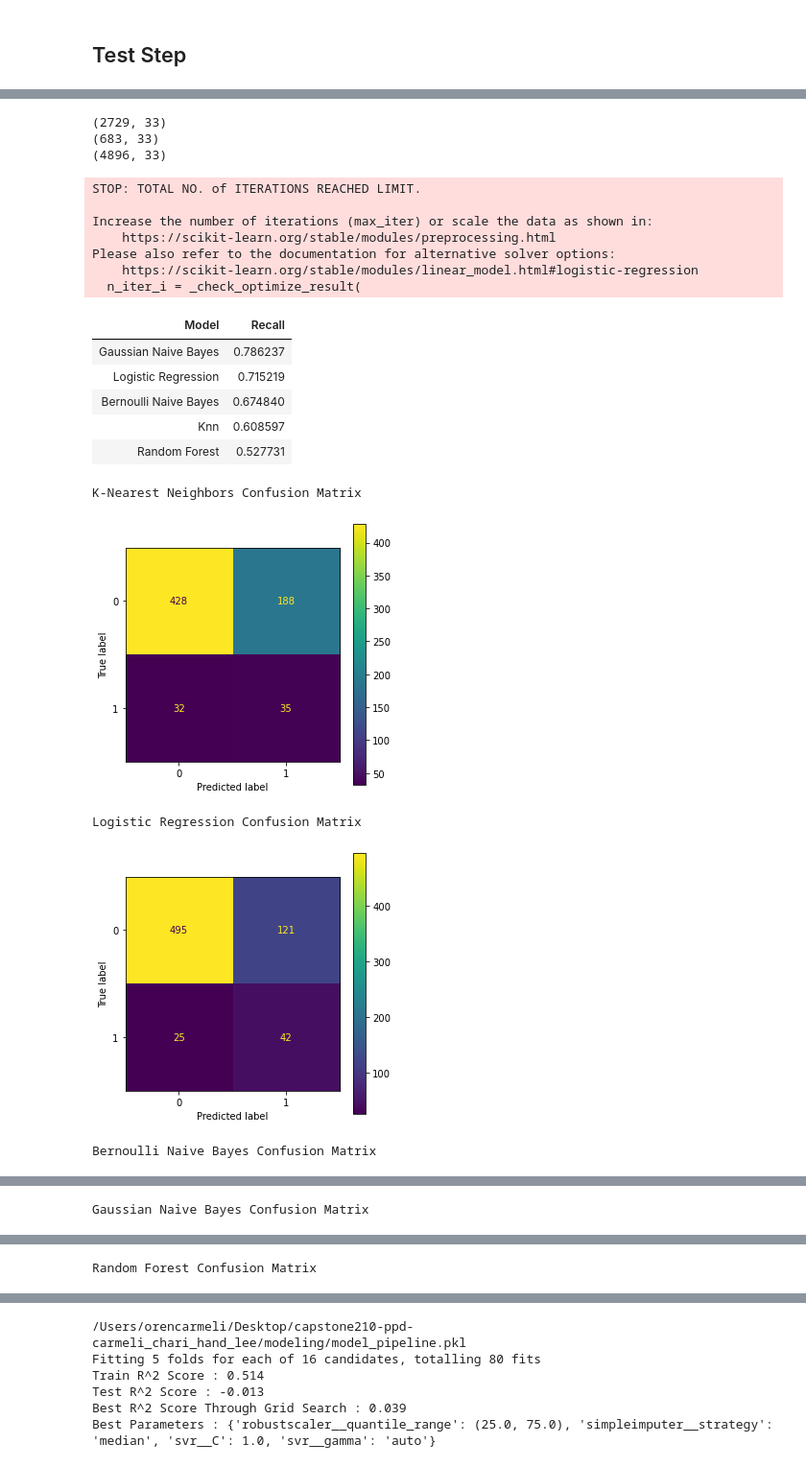
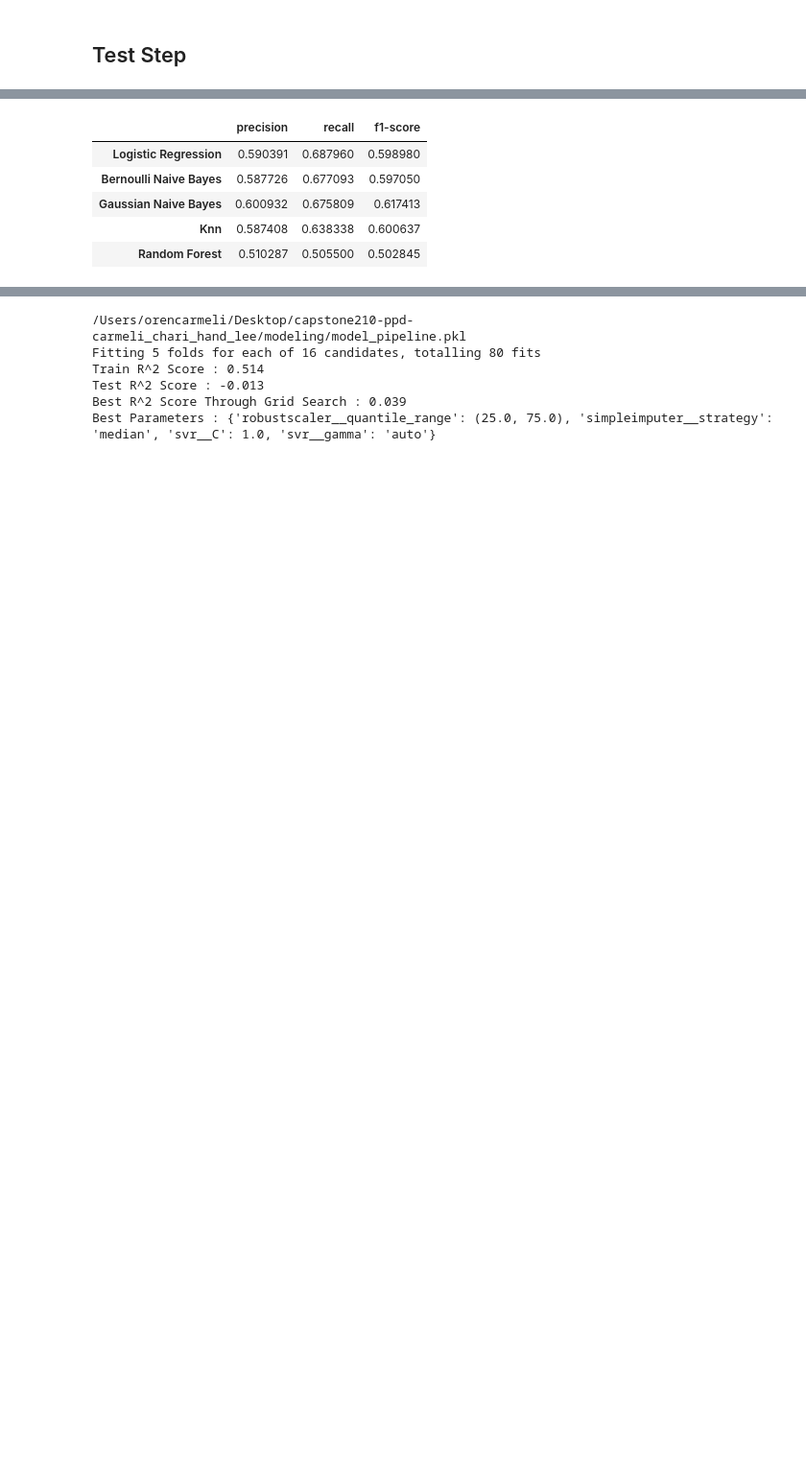
Before and after one commit to orenscarmeli/capstone210-ppd-carmeli_chari_hand_lee, a Jupyter notebook: modeling/initial_modeling.ipynb, the cells around one changed output, grey strips where cells are left out. Shown: that part at 96% size. Cells and saved outputs as stored; diff of their text form; code cells hidden in the pictures; blank space fills up the shorter version.

Commit message:
create badseline model with only dep screener & abstract comopnents of baseline model function

```diff
--- a/modeling/initial_modeling.ipynb
+++ b/modeling/initial_modeling.ipynb
@@ -136,5 +148,2 @@ len(cols_to_keep)
 # %% [markdown]
 ### Create Test & Train Datasets
-# %%
-cdc_survey_pmom = cdc_survey_pmom[cols_to_keep]
-cdc_survey_pmom
@@ -275,2 +150,31 @@ def baseline_models(
+# %%
+def get_model_data(original_df, columns, test_size_prop=0.2):
+    """
+    Function to build feature & indicator matrices for both train & test.
+    """
+
+    df_to_use = original_df[columns]
+
+    # Create test & train data
+    x = df_to_use.iloc[:,1:].values
+    y = df_to_use['MDD'].values
+
+    # SimpleImputer() = fill in missing values
+    # note imputer may drop columns if no values exist for it
+    imputer = SimpleImputer(strategy='median')
+    x = imputer.fit_transform(x)
+
+    # RobustScaler() = scale features to remove outliers
+    trans = RobustScaler()
+    x = trans.fit_transform(x)
+
+    x_train, x_test, y_train, y_test = train_test_split(
+        x,
+        y,
+        test_size=test_size_prop,
+        random_state=42
+    )
+
+    return x_train, x_test, y_train, y_test
 # %% [markdown]
 ## Test Step
@@ -276,0 +277,10 @@ def baseline_models(
+# %%
+x_train, x_test, y_train, y_test = get_model_data(
+    original_df = cdc_survey_pmom,
+    columns = all_columns[0:11] # just depression screener
+)
+
+print(x_train.shape)
+print(x_test.shape)
+print(y_train.shape)
+print(y_test.shape)
@@ -277,24 +302,10 @@ def baseline_models(
 # %%
-baseline_accuracies = baseline_models(X_train, y_train, X_test, y_test, do_smote=True)
+baseline_model_with_smote = baseline_models(x_train, y_train, x_test, y_test, do_smote=True)
+baseline_model_with_smote[['precision','recall','f1-score']]
 # %% [output]
-(2729, 33)
-(683, 33)
-(4896, 33)
-STOP: TOTAL NO. of ITERATIONS REACHED LIMIT.
-
-Increase the number of iterations (max_iter) or scale the data as shown in:
-    https://scikit-learn.org/stable/modules/preprocessing.html
-Please also refer to the documentation for alternative solver options:
-    https://scikit-learn.org/stable/modules/linear_model.html#logistic-regression
-  n_iter_i = _check_optimize_result(
-| Model | Recall |
-| Gaussian Naive Bayes | 0.786237 |
-| Logistic Regression | 0.715219 |
-| Bernoulli Naive Bayes | 0.674840 |
-| Knn | 0.608597 |
-| Random Forest | 0.527731 |
+|  | precision | recall | f1-score |
+| Logistic Regression | 0.590391 | 0.687960 | 0.598980 |
+| Bernoulli Naive Bayes | 0.587726 | 0.677093 | 0.597050 |
+| Gaussian Naive Bayes | 0.600932 | 0.675809 | 0.617413 |
+| Knn | 0.587408 | 0.638338 | 0.600637 |
+| Random Forest | 0.510287 | 0.505500 | 0.502845 |
-K-Nearest Neighbors Confusion Matrix
-[figure, removed]
-Logistic Regression Confusion Matrix
-[figure, removed]
-Bernoulli Naive Bayes Confusion Matrix
@@ -302 +311,0 @@ Bernoulli Naive Bayes Confusion Matrix
-Gaussian Naive Bayes Confusion Matrix
@@ -304 +311,0 @@ Gaussian Naive Bayes Confusion Matrix
-Random Forest Confusion Matrix
```
Also changed, not shown: parts of 20 cells of this notebook, 1 other file.
